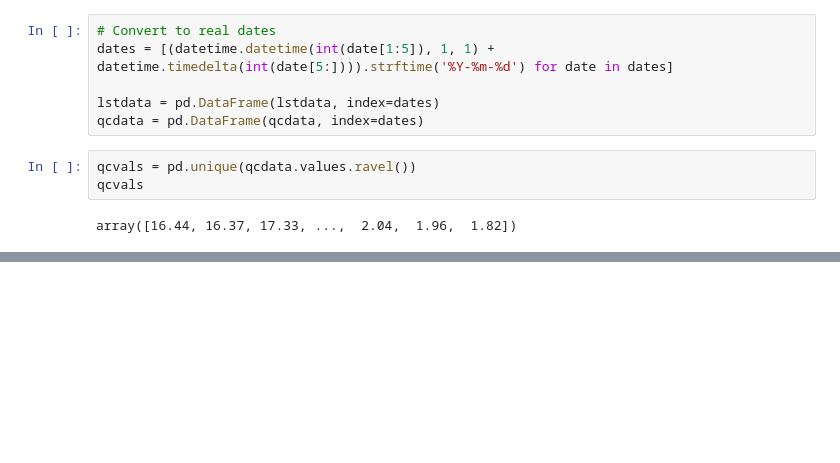
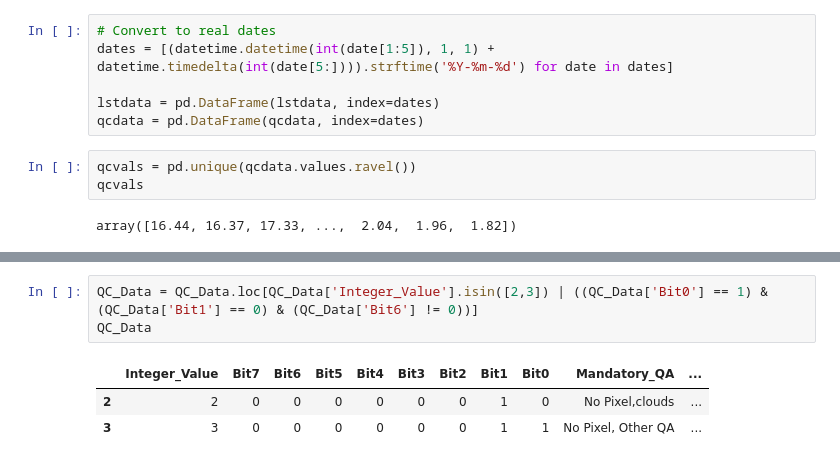
Before and after one commit to ianvd/gage-guesser, a Jupyter notebook: Main.ipynb, the cells around one changed output, grey strips where cells are left out. Cells and saved outputs as stored; diff of their text form; blank space fills up the shorter version.

```diff
--- a/Main.ipynb
+++ b/Main.ipynb
@@ -379,0 +436,7 @@ TypeError: 'Map' object is not callable
+# %%
+QC_Data = QC_Data.loc[QC_Data['Integer_Value'].isin([2,3]) | ((QC_Data['Bit0'] == 1) & (QC_Data['Bit1'] == 0) & (QC_Data['Bit6'] != 0))]
+QC_Data
+# %% [output]
+|  | Integer_Value | Bit7 | Bit6 | Bit5 | Bit4 | Bit3 | Bit2 | Bit1 | Bit0 | Mandatory_QA | ... |
+| 2 | 2 | 0 | 0 | 0 | 0 | 0 | 0 | 1 | 0 | No Pixel,clouds | ... |
+| 3 | 3 | 0 | 0 | 0 | 0 | 0 | 0 | 1 | 1 | No Pixel, Other QA | ... |
```
Also changed, not shown: parts of 10 cells of this notebook.
